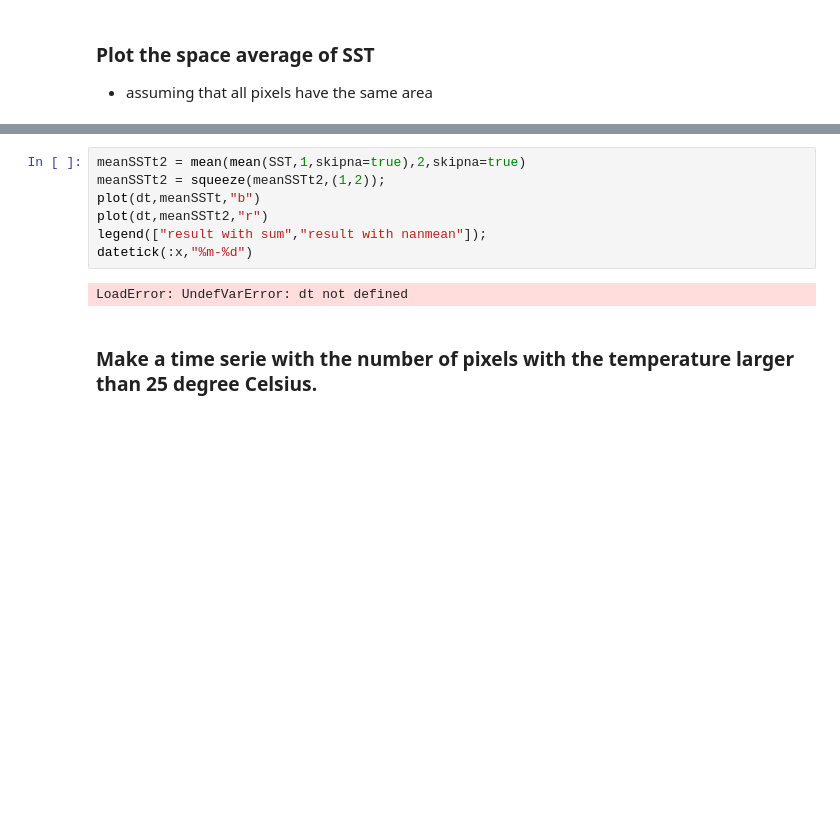
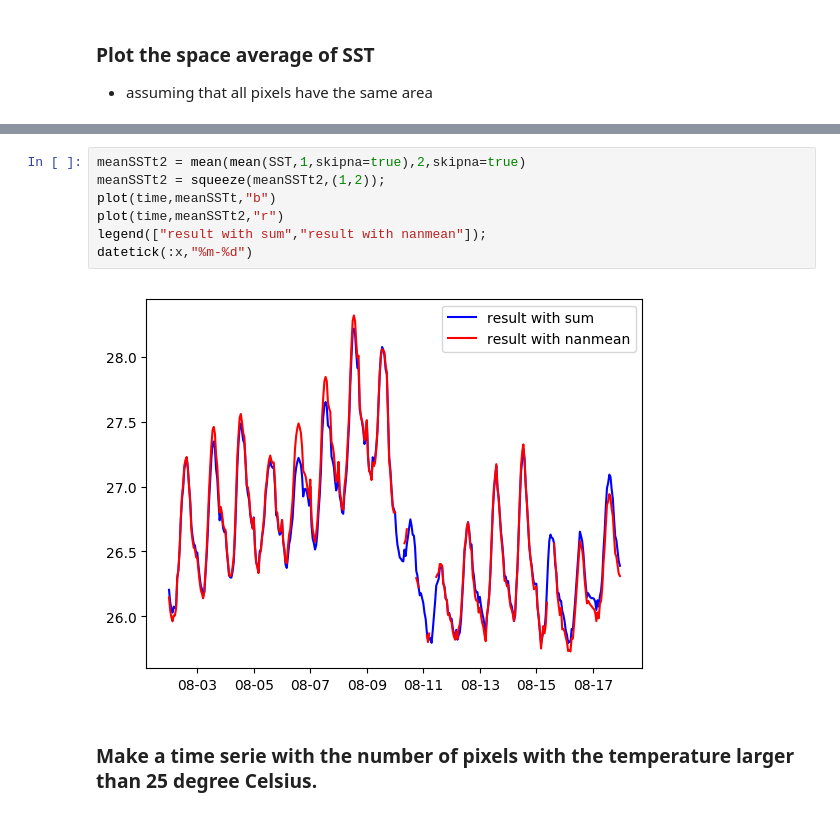
Before and after one commit to Alexander-Barth/JuliaTutorial, a Jupyter notebook: Julia Tutorial of Data Analysis in Oceanography.ipynb, the cells around one changed output, grey strips where cells are left out. Cells and saved outputs as stored; diff of their text form; blank space fills up the shorter version.

```diff
--- a/Julia Tutorial of Data Analysis in Oceanography.ipynb
+++ b/Julia Tutorial of Data Analysis in Oceanography.ipynb
@@ -1136,12 +1137,12 @@ LoadError: UndefVarError: dt not defined
 # %%
 meanSSTt2 = mean(mean(SST,1,skipna=true),2,skipna=true)
 meanSSTt2 = squeeze(meanSSTt2,(1,2));
-plot(dt,meanSSTt,"b")
-plot(dt,meanSSTt2,"r")
+plot(time,meanSSTt,"b")
+plot(time,meanSSTt2,"r")
 legend(["result with sum","result with nanmean"]);
 datetick(:x,"%m-%d")
 # %% [output]
-LoadError: UndefVarError: dt not defined
+[figure, added]
 # %% [markdown]
 ### Make a time serie with the number of pixels with the temperature larger than 25 degree Celsius.
 # %%
```
Also changed, not shown: parts of 6 cells of this notebook.
